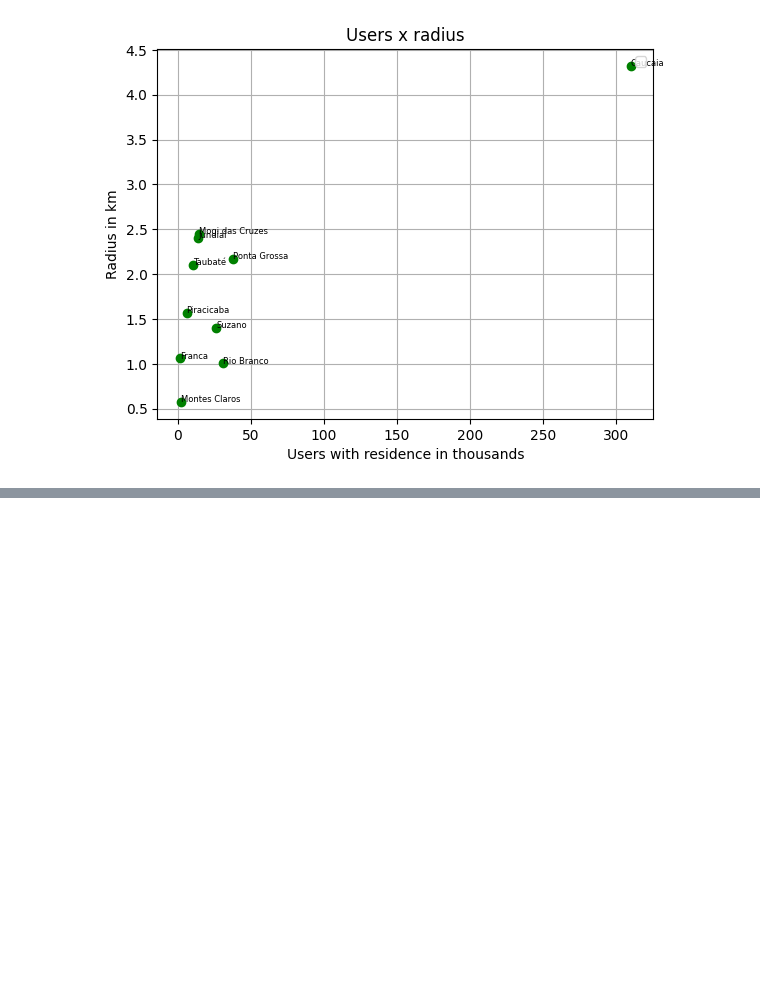
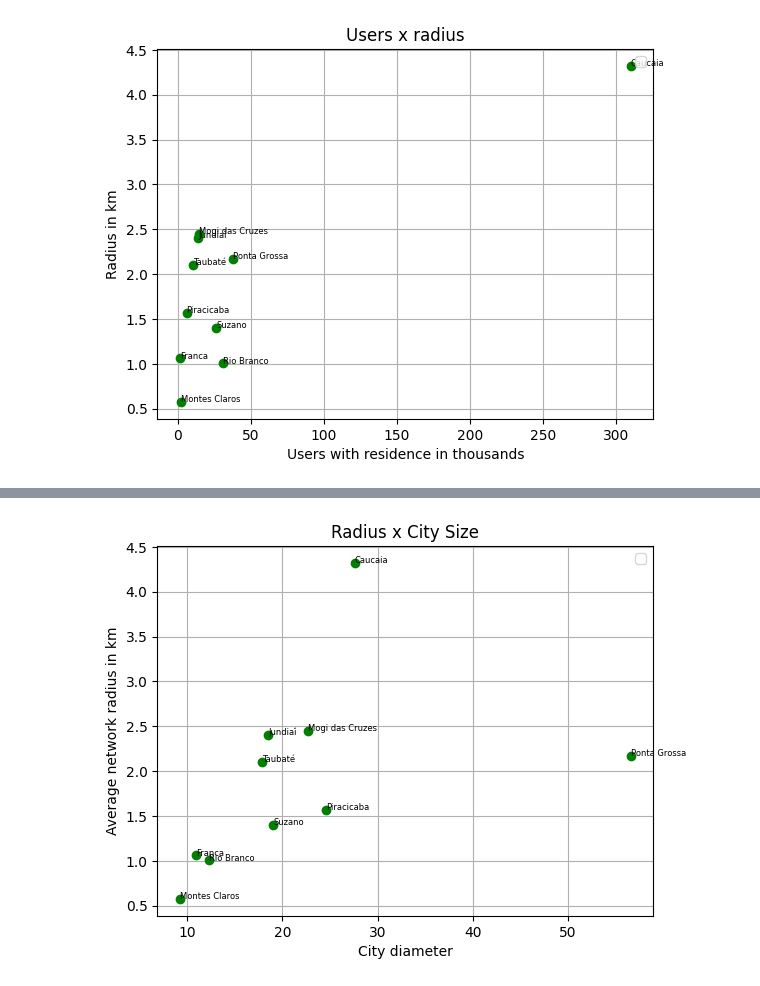
Before and after one commit to anahimaciel/Networks-in-cities, a Jupyter notebook: Results.ipynb, the cells around one changed output, grey strips where cells are left out. Cells and saved outputs as stored; diff of their text form; code cells hidden in the pictures; blank space fills up the shorter version.

Commit message:
plotting network radius against city diameter

```diff
--- a/Results.ipynb
+++ b/Results.ipynb
@@ -136,3 +165,21 @@ plt.show()
 # %% [output]
 WARNING:matplotlib.legend:No artists with labels found to put in legend.  Note that artists whose label start with an underscore are ignored when legend() is called with no argument.
 [figure]
+# %%
+# Plot
+plt.plot(city_size, radius, 'o', color="green")
+
+#labels for points
+for i in range(len(radius)):
+    plt.text(city_size[i], radius[i], cities[i], ha='left',fontsize=6)
+
+# Customize plot
+plt.xlabel('City diameter')
+plt.ylabel('Average network radius in km')
+plt.title('Radius x City Size')
+plt.legend()
+
+# Show plot
+plt.grid(True)
+plt.show()
+# %% [output]
@@ -138,0 +187 @@ WARNING:matplotlib.legend:No artists with labels found to put in legend.  Note t
+[figure, added]
```
Also changed, not shown: parts of 2 cells of this notebook.
